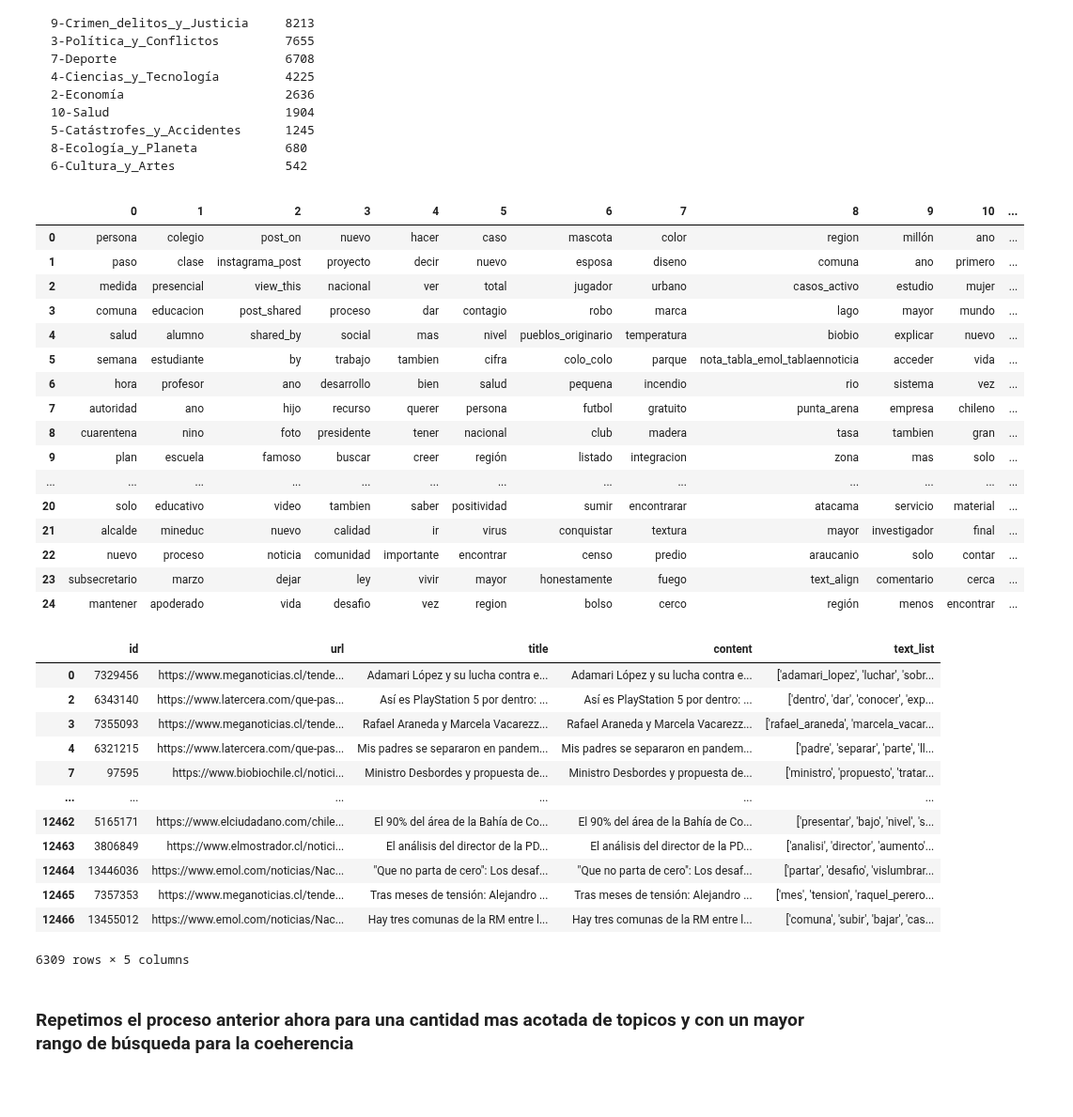
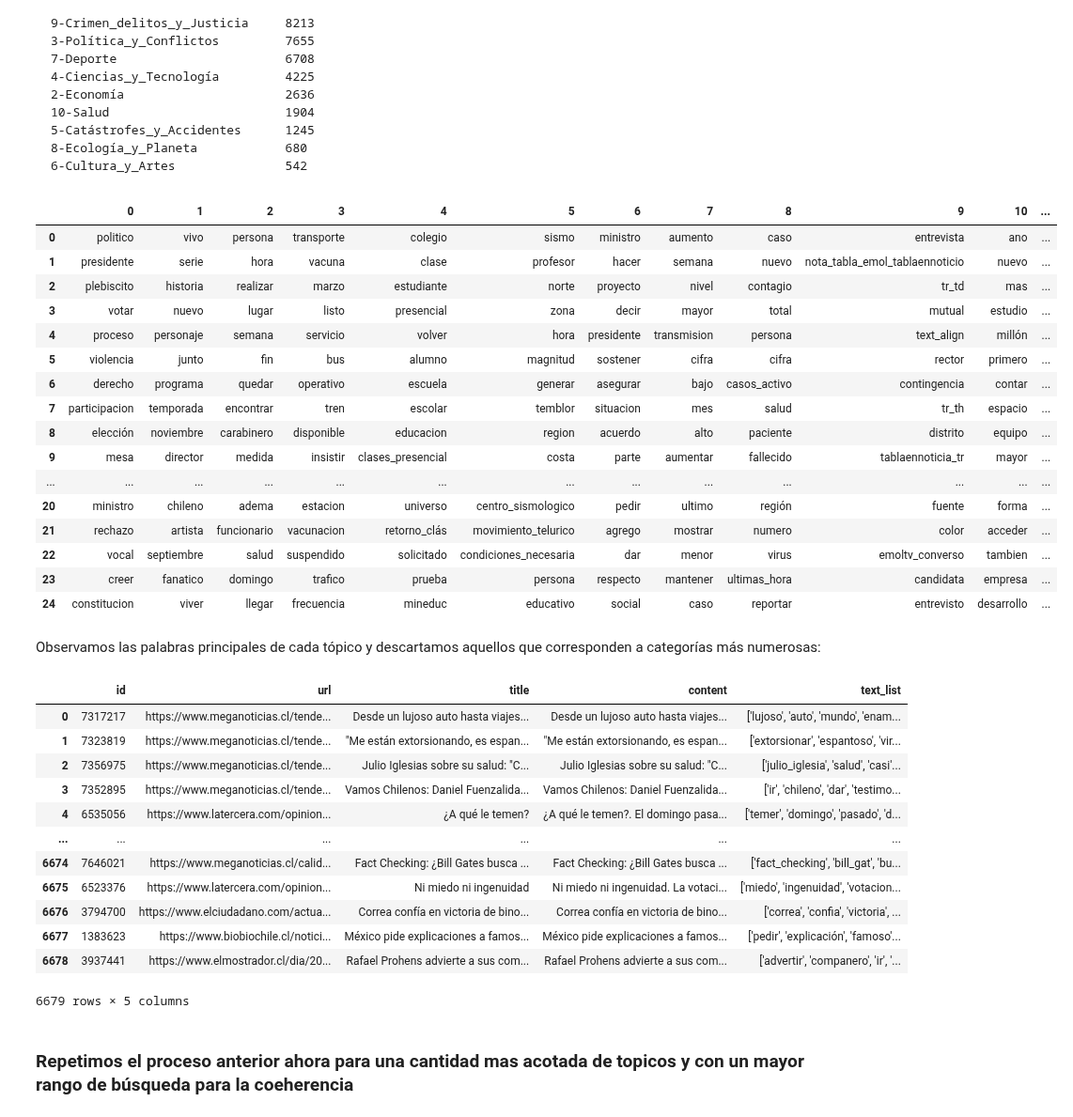
Before and after one commit to matiasbarram/INFO279-TAL-Proyecto, a Jupyter notebook: paso_2_re_extraccion_lda.ipynb, the cells around one changed output. Shown at 94% size. Drawn from its saved outputs; the diff is of its cells as text; code cells hidden in the pictures; blank space fills up the shorter version.

Commit message:
ordenar pasos 1-6

````diff
--- a/paso_2_re_extraccion_lda.ipynb
+++ b/paso_2_re_extraccion_lda.ipynb
@@ -151,7 +151,7 @@ class Coherencio:
 
 A diferencia de la etapa anterior, el número de noticias restantes es un poco más manejable por lo que intentaremos encontrar el mejor número de tópicos para analizar sus palabras claves e intentar asignarles una categoría objetivo.
 # %%
-filename = './df_sin_topic.csv'
+filename = './intermediate_data/df_sin_topic.csv'
 base_df = pd.read_csv(filename)[['id', 'url', 'title', 'content', 'text_list']]
 base_df.head()
 # %% [output]
@@ -164,6 +164,5 @@ base_df.head()
 # %%
-# cohelho = Coherencio(base_df, 14)
-cohelho = Coherencio(base_df, 10, limit=18, step=1)
-cohelho.compute_coherence_values()
-cohelho.plot_coherences()
+coherences = Coherencio(base_df, 10, limit=16, step=1)
+coherences.compute_coherence_values()
+coherences.plot_coherences()
 # %% [output]
@@ -232,22 +231,24 @@ del paso anterior:
 6-Cultura_y_Artes               542
 ```
 # %%
-cohelho.get_best_model_keywords()
+coherences.get_best_model_keywords()
 # %% [output]
 |  | 0 | 1 | 2 | 3 | 4 | 5 | 6 | 7 | 8 | 9 | 10 | ... |
-| 0 | persona | colegio | post_on | nuevo | hacer | caso | mascota | color | region | millón | ano | ... |
-| 1 | paso | clase | instagrama_post | proyecto | decir | nuevo | esposa | diseno | comuna | ano | primero | ... |
-| 2 | medida | presencial | view_this | nacional | ver | total | jugador | urbano | casos_activo | estudio | mujer | ... |
-| 3 | comuna | educacion | post_shared | proceso | dar | contagio | robo | marca | lago | mayor | mundo | ... |
-| 4 | salud | alumno | shared_by | social | mas | nivel | pueblos_originario | temperatura | biobio | explicar | nuevo | ... |
-| 5 | semana | estudiante | by | trabajo | tambien | cifra | colo_colo | parque | nota_tabla_emol_tablaennoticia | acceder | vida | ... |
-| 6 | hora | profesor | ano | desarrollo | bien | salud | pequena | incendio | rio | sistema | vez | ... |
-| 7 | autoridad | ano | hijo | recurso | querer | persona | futbol | gratuito | punta_arena | empresa | chileno | ... |
-| 8 | cuarentena | nino | foto | presidente | tener | nacional | club | madera | tasa | tambien | gran | ... |
-| 9 | plan | escuela | famoso | buscar | creer | región | listado | integracion | zona | mas | solo | ... |
+| 0 | politico | vivo | persona | transporte | colegio | sismo | ministro | aumento | caso | entrevista | ano | ... |
+| 1 | presidente | serie | hora | vacuna | clase | profesor | hacer | semana | nuevo | nota_tabla_emol_tablaennoticio | nuevo | ... |
+| 2 | plebiscito | historia | realizar | marzo | estudiante | norte | proyecto | nivel | contagio | tr_td | mas | ... |
+| 3 | votar | nuevo | lugar | listo | presencial | zona | decir | mayor | total | mutual | estudio | ... |
+| 4 | proceso | personaje | semana | servicio | volver | hora | presidente | transmision | persona | text_align | millón | ... |
+| 5 | violencia | junto | fin | bus | alumno | magnitud | sostener | cifra | cifra | rector | primero | ... |
+| 6 | derecho | programa | quedar | operativo | escuela | generar | asegurar | bajo | casos_activo | contingencia | contar | ... |
+| 7 | participacion | temporada | encontrar | tren | escolar | temblor | situacion | mes | salud | tr_th | espacio | ... |
+| 8 | elección | noviembre | carabinero | disponible | educacion | region | acuerdo | alto | paciente | distrito | equipo | ... |
+| 9 | mesa | director | medida | insistir | clases_presencial | costa | parte | aumentar | fallecido | tablaennoticia_tr | mayor | ... |
 | ... | ... | ... | ... | ... | ... | ... | ... | ... | ... | ... | ... | ... |
-| 20 | solo | educativo | video | tambien | saber | positividad | sumir | encontrarar | atacama | servicio | material | ... |
-| 21 | alcalde | mineduc | nuevo | calidad | ir | virus | conquistar | textura | mayor | investigador | final | ... |
-| 22 | nuevo | proceso | noticia | comunidad | importante | encontrar | censo | predio | araucanio | solo | contar | ... |
-| 23 | subsecretario | marzo | dejar | ley | vivir | mayor | honestamente | fuego | text_align | comentario | cerca | ... |
-| 24 | mantener | apoderado | vida | desafio | vez | region | bolso | cerco | región | menos | encontrar | ... |
+| 20 | ministro | chileno | adema | estacion | universo | centro_sismologico | pedir | ultimo | región | fuente | forma | ... |
+| 21 | rechazo | artista | funcionario | vacunacion | retorno_clás | movimiento_telurico | agrego | mostrar | numero | color | acceder | ... |
+| 22 | vocal | septiembre | salud | suspendido | solicitado | condiciones_necesaria | dar | menor | virus | emoltv_converso | tambien | ... |
+| 23 | creer | fanatico | domingo | trafico | prueba | persona | respecto | mantener | ultimas_hora | candidata | empresa | ... |
+| 24 | constitucion | viver | llegar | frecuencia | mineduc | educativo | social | caso | reportar | entrevisto | desarrollo | ... |
+# %% [markdown]
+Observamos las palabras principales de cada tópico y descartamos aquellos que corresponden a categorías más numerosas:
@@ -254,23 +257,24 @@ cohelho.get_best_model_keywords()
 # %%
-important_topics = [2.0, 4.0, 6.0, 7.0, 8.0, 9.0, 10.0, 13.0]
 df_topics = base_df.copy()
-mask = cohelho.df_dominant_topic.Dominant_Topic.isin(important_topics)
+mask = coherences.df_dominant_topic.Dominant_Topic.isin(important_topics)
 df_topics = df_topics[mask.reindex(df_topics.index, fill_value=False)]
+df_topics.reset_index(inplace=True)
+df_topics.drop(columns=['index'], inplace=True)
 df_topics
 # %% [output]
 |  | id | url | title | content | text_list |
-| 0 | 7329456 | https://www.meganoticias.cl/tende... | Adamari López y su lucha contra e... | Adamari López y su lucha contra e... | ['adamari_lopez', 'luchar', 'sobr... |
-| 2 | 6343140 | https://www.latercera.com/que-pas... | Así es PlayStation 5 por dentro: ... | Así es PlayStation 5 por dentro: ... | ['dentro', 'dar', 'conocer', 'exp... |
-| 3 | 7355093 | https://www.meganoticias.cl/tende... | Rafael Araneda y Marcela Vacarezz... | Rafael Araneda y Marcela Vacarezz... | ['rafael_araneda', 'marcela_vacar... |
-| 4 | 6321215 | https://www.latercera.com/que-pas... | Mis padres se separaron en pandem... | Mis padres se separaron en pandem... | ['padre', 'separar', 'parte', 'll... |
-| 7 | 97595 | https://www.biobiochile.cl/notici... | Ministro Desbordes y propuesta de... | Ministro Desbordes y propuesta de... | ['ministro', 'propuesto', 'tratar... |
+| 0 | 7317217 | https://www.meganoticias.cl/tende... | Desde un lujoso auto hasta viajes... | Desde un lujoso auto hasta viajes... | ['lujoso', 'auto', 'mundo', 'enam... |
+| 1 | 7323819 | https://www.meganoticias.cl/tende... | "Me están extorsionando, es espan... | "Me están extorsionando, es espan... | ['extorsionar', 'espantoso', 'vir... |
+| 2 | 7356975 | https://www.meganoticias.cl/tende... | Julio Iglesias sobre su salud: "C... | Julio Iglesias sobre su salud: "C... | ['julio_iglesia', 'salud', 'casi'... |
+| 3 | 7352895 | https://www.meganoticias.cl/tende... | Vamos Chilenos: Daniel Fuenzalida... | Vamos Chilenos: Daniel Fuenzalida... | ['ir', 'chileno', 'dar', 'testimo... |
+| 4 | 6535056 | https://www.latercera.com/opinion... | ¿A qué le temen? | ¿A qué le temen?. El domingo pasa... | ['temer', 'domingo', 'pasado', 'd... |
 | ... | ... | ... | ... | ... | ... |
-| 12462 | 5165171 | https://www.elciudadano.com/chile... | El 90% del área de la Bahía de Co... | El 90% del área de la Bahía de Co... | ['presentar', 'bajo', 'nivel', 's... |
-| 12463 | 3806849 | https://www.elmostrador.cl/notici... | El análisis del director de la PD... | El análisis del director de la PD... | ['analisi', 'director', 'aumento'... |
-| 12464 | 13446036 | https://www.emol.com/noticias/Nac... | "Que no parta de cero": Los desaf... | "Que no parta de cero": Los desaf... | ['partar', 'desafio', 'vislumbrar... |
-| 12465 | 7357353 | https://www.meganoticias.cl/tende... | Tras meses de tensión: Alejandro ... | Tras meses de tensión: Alejandro ... | ['mes', 'tension', 'raquel_perero... |
-| 12466 | 13455012 | https://www.emol.com/noticias/Nac... | Hay tres comunas de la RM entre l... | Hay tres comunas de la RM entre l... | ['comuna', 'subir', 'bajar', 'cas... |
+| 6674 | 7646021 | https://www.meganoticias.cl/calid... | Fact Checking: ¿Bill Gates busca ... | Fact Checking: ¿Bill Gates busca ... | ['fact_checking', 'bill_gat', 'bu... |
+| 6675 | 6523376 | https://www.latercera.com/opinion... | Ni miedo ni ingenuidad | Ni miedo ni ingenuidad. La votaci... | ['miedo', 'ingenuidad', 'votacion... |
+| 6676 | 3794700 | https://www.elciudadano.com/actua... | Correa confía en victoria de bino... | Correa confía en victoria de bino... | ['correa', 'confia', 'victoria', ... |
+| 6677 | 1383623 | https://www.biobiochile.cl/notici... | México pide explicaciones a famos... | México pide explicaciones a famos... | ['pedir', 'explicación', 'famoso'... |
+| 6678 | 3937441 | https://www.elmostrador.cl/dia/20... | Rafael Prohens advierte a sus com... | Rafael Prohens advierte a sus com... | ['advertir', 'companero', 'ir', '... |
-6309 rows × 5 columns
+6679 rows × 5 columns
 # %% [markdown]
 ### Repetimos el proceso anterior ahora para una cantidad mas acotada de topicos y con un mayor rango de búsqueda para la coeherencia
 # %%
````
Also changed, not shown: parts of 84 cells of this notebook, 8 other files.
